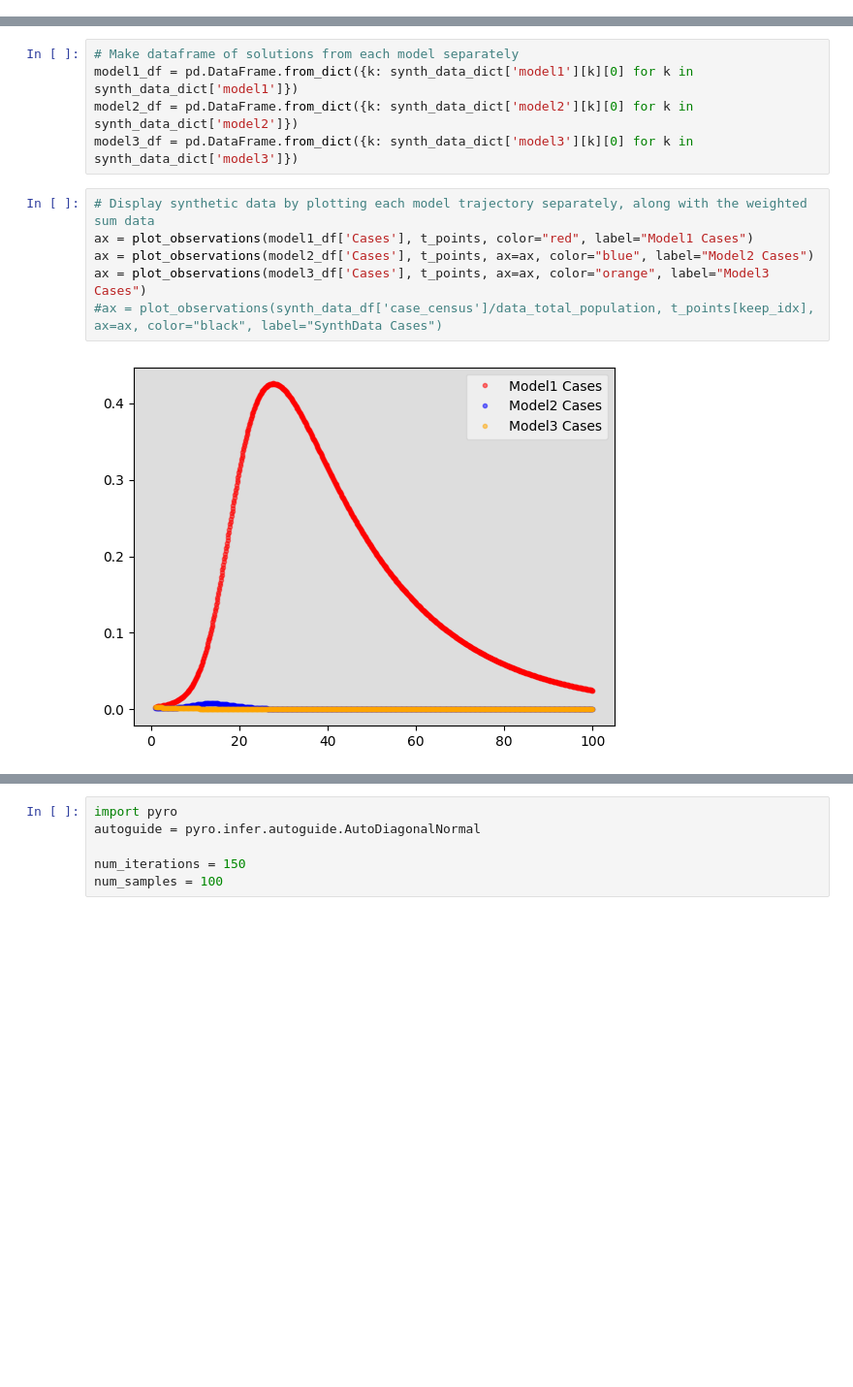
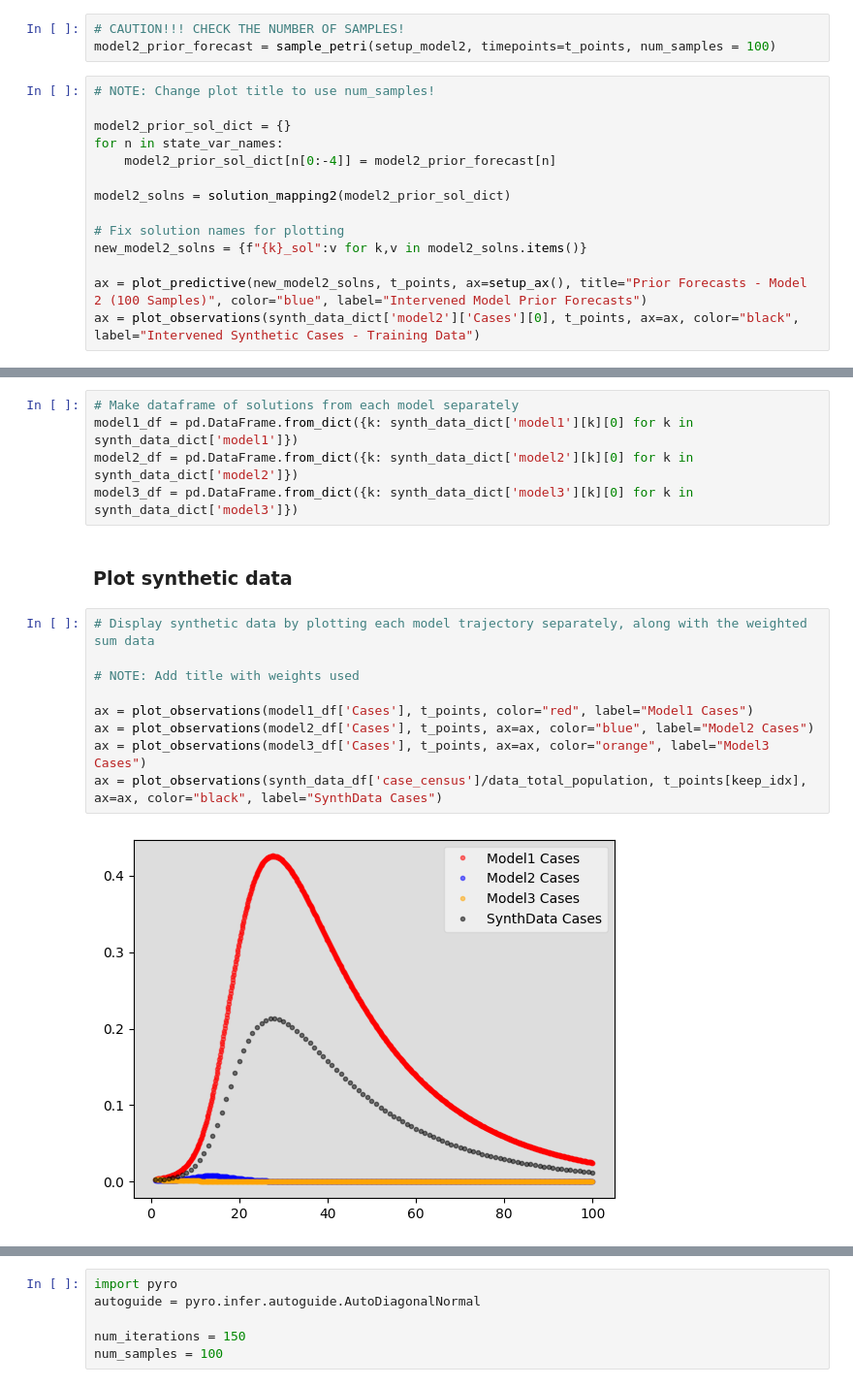
Before and after one commit to ciemss/pyciemss, a Jupyter notebook: notebook/april_ensemble/syndata_generate_and_test.ipynb, the cells around one changed output, grey strips where cells are left out. Shown at 97% size. Drawn from its saved outputs; the diff is of its cells as text; blank space fills up the shorter version.

Commit message:
updates to ensemble testing with synthetic data

```diff
--- a/notebook/april_ensemble/syndata_generate_and_test.ipynb
+++ b/notebook/april_ensemble/syndata_generate_and_test.ipynb
@@ -965,0 +851,17 @@ dict_keys(['Cases', 'Hospitalizations', 'Dead'])
+# %%
+# CAUTION!!! CHECK THE NUMBER OF SAMPLES!
+model2_prior_forecast = sample_petri(setup_model2, timepoints=t_points, num_samples = 100)
+# %%
+# NOTE: Change plot title to use num_samples!
+
+model2_prior_sol_dict = {}
+for n in state_var_names:
+    model2_prior_sol_dict[n[0:-4]] = model2_prior_forecast[n]
+
+model2_solns = solution_mapping2(model2_prior_sol_dict)
+
+# Fix solution names for plotting
+new_model2_solns = {f"{k}_sol":v for k,v in model2_solns.items()}
+
+ax = plot_predictive(new_model2_solns, t_points, ax=setup_ax(), title="Prior Forecasts - Model 2 (100 Samples)", color="blue", label="Intervened Model Prior Forecasts")
+ax = plot_observations(synth_data_dict['model2']['Cases'][0], t_points, ax=ax, color="black", label="Intervened Synthetic Cases - Training Data")
@@ -1164,12 +1093,17 @@ Name: case_census, Length: 100, dtype: float64
 model1_df = pd.DataFrame.from_dict({k: synth_data_dict['model1'][k][0] for k in synth_data_dict['model1']})
 model2_df = pd.DataFrame.from_dict({k: synth_data_dict['model2'][k][0] for k in synth_data_dict['model2']})
 model3_df = pd.DataFrame.from_dict({k: synth_data_dict['model3'][k][0] for k in synth_data_dict['model3']})
+# %% [markdown]
+### Plot synthetic data
 # %%
 # Display synthetic data by plotting each model trajectory separately, along with the weighted sum data
+
+# NOTE: Add title with weights used
+
 ax = plot_observations(model1_df['Cases'], t_points, color="red", label="Model1 Cases")
 ax = plot_observations(model2_df['Cases'], t_points, ax=ax, color="blue", label="Model2 Cases")
 ax = plot_observations(model3_df['Cases'], t_points, ax=ax, color="orange", label="Model3 Cases")
-#ax = plot_observations(synth_data_df['case_census']/data_total_population, t_points[keep_idx], ax=ax, color="black", label="SynthData Cases")
+ax = plot_observations(synth_data_df['case_census']/data_total_population, t_points[keep_idx], ax=ax, color="black", label="SynthData Cases")
 # %% [output]
-[figure, old version]
+[figure, new version]
 # %% [markdown]
```
Also changed, not shown: parts of 114 cells of this notebook, 1 other file.
